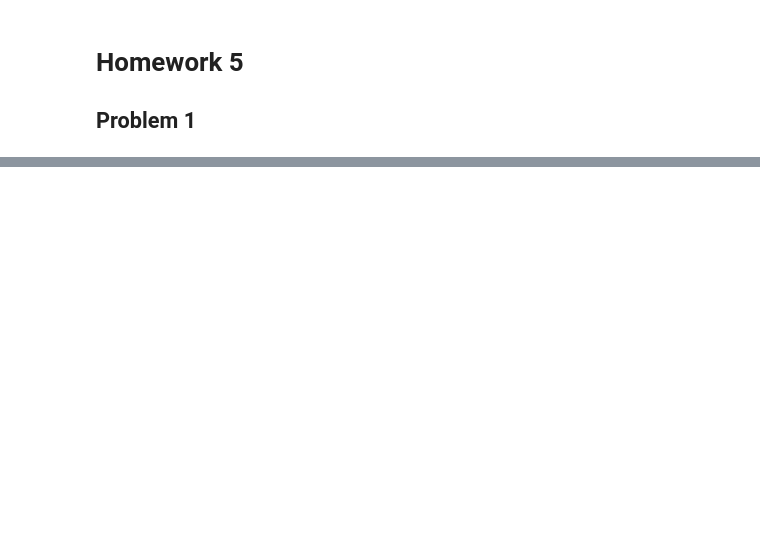
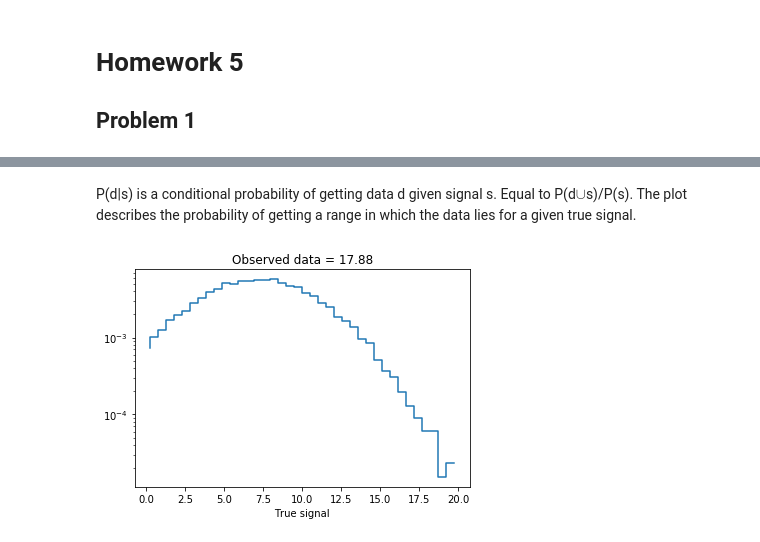
Before and after one commit to JeffreyGao117/Statistics-Higgs-Search, a Jupyter notebook: hw5.ipynb, the cells around one changed output, grey strips where cells are left out. Drawn from its saved outputs; the diff is of its cells as text; code cells hidden in the pictures; blank space fills up the shorter version.

```diff
--- a/hw5.ipynb
+++ b/hw5.ipynb
@@ -30,0 +51,21 @@ ValueError: operands could not be broadcast together with shapes (1000000,) (50,
+# %% [markdown]
+P(d|s) is a conditional probability of getting data d given signal s. Equal to P(d$\cup$s)/P(s). The plot describes the probability of getting a range in which the data lies for a given true signal.
+# %%
+# Problem 1c - plot of P(s|d)
+
+# select data value
+observe = data[500001]
+
+# Get probability from 2d Hist
+n = math.floor(true/0.5)  # y-bin in which true value lies
+y = Psd[n-1]
+
+# Probability of signal given data
+plt.step(signalcenters, y)
+title = 'Observed data = ' + str(round(observe, 2))
+plt.title(title)
+plt.xlabel('True signal')
+plt.yscale('log')
+plt.show()
+# %% [output]
+[figure, added]
```
Also changed, not shown: parts of 8 cells of this notebook.
